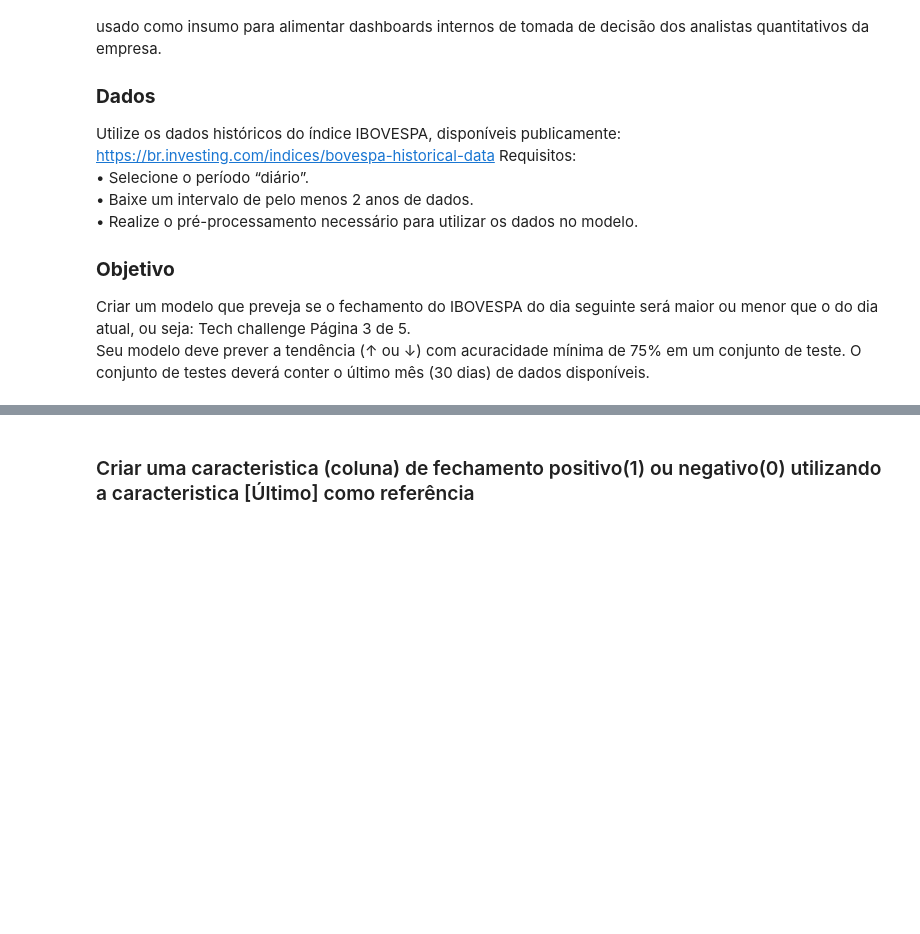
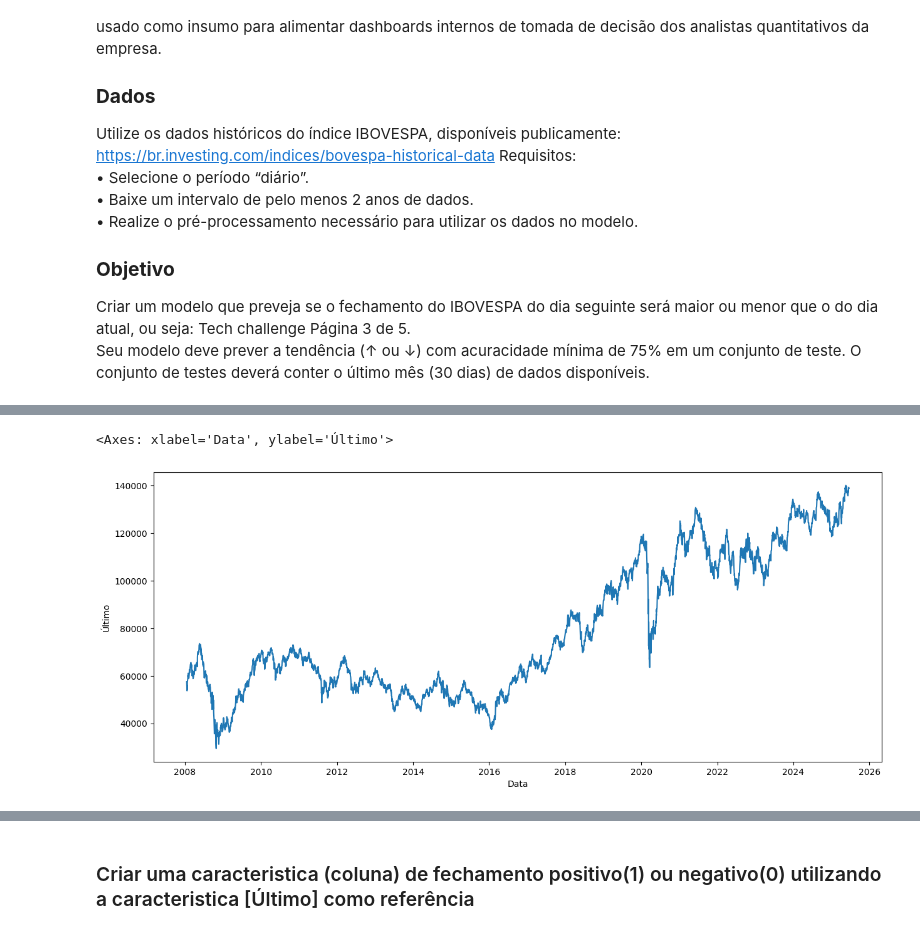
Before and after one commit to JacksonvBarbosa/Analise_Indice_Ibovespa, a Jupyter notebook: Codigo/DadosIbovespa.ipynb, the cells around one changed output, grey strips where cells are left out. Drawn from its saved outputs; the diff is of its cells as text; code cells hidden in the pictures; blank space fills up the shorter version.

```diff
--- a/Codigo/DadosIbovespa.ipynb
+++ b/Codigo/DadosIbovespa.ipynb
@@ -86,5 +113,6 @@ None
-# %%
-# Formatando caracteristica Data e Convertendo em datetime
-df_ibov_copia['Data'] = pd.to_datetime(df_ibov_copia['Data'], format = '%d.%m.%Y').dt.strftime('%d/%m/%Y')
-# %%
-df_ibov_copia['Data'] = pd.to_datetime(df_ibov_copia['Data'], format='%d/%m/%Y')
+# %%
+plt.figure(figsize=(15, 6))
+sns.lineplot(x=df_ibov_copia.index, y=df_ibov_copia['Último'])
+# %% [output]
+<Axes: xlabel='Data', ylabel='Último'>
+[figure, added]
```
Also changed, not shown: parts of 24 cells of this notebook.
